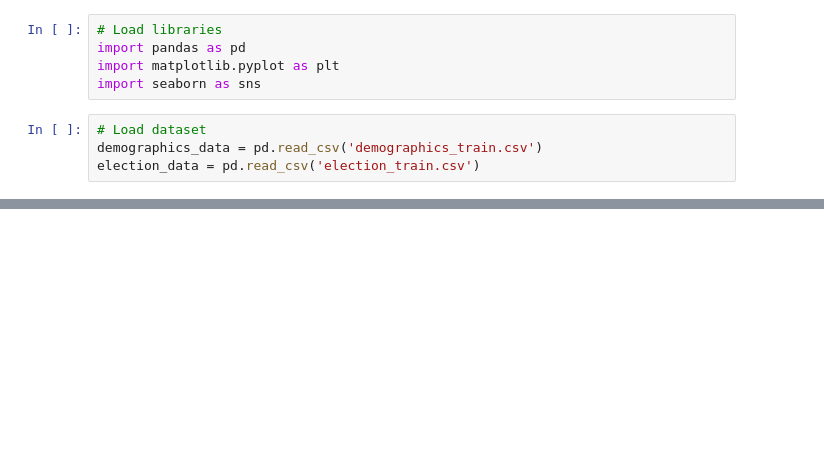
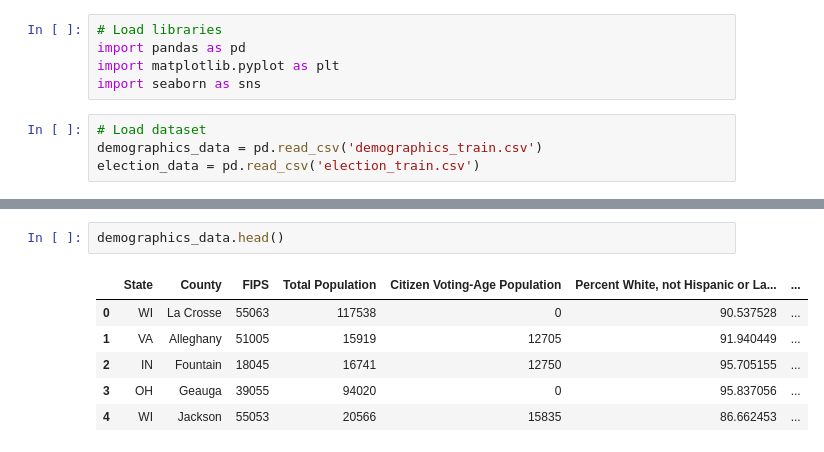
Before and after one commit to furqaanali/CS418-Project01, a Jupyter notebook: Project 01.ipynb, the cells around one changed output, grey strips where cells are left out. Saved outputs shown, nothing was run; the diff lists cells and outputs as text; blank space fills up the shorter version.

```diff
--- a/Project 01.ipynb
+++ b/Project 01.ipynb
@@ -18 +10,10 @@ election_data = pd.read_csv('election_train.csv')
+# %%
+demographics_data.head()
+# %% [output]
+|  | State | County | FIPS | Total Population | Citizen Voting-Age Population | Percent White, not Hispanic or La... | ... |
+| 0 | WI | La Crosse | 55063 | 117538 | 0 | 90.537528 | ... |
+| 1 | VA | Alleghany | 51005 | 15919 | 12705 | 91.940449 | ... |
+| 2 | IN | Fountain | 18045 | 16741 | 12750 | 95.705155 | ... |
+| 3 | OH | Geauga | 39055 | 94020 | 0 | 95.837056 | ... |
+| 4 | WI | Jackson | 55053 | 20566 | 15835 | 86.662453 | ... |
 # %%
```
Also changed, not shown: parts of 13 cells of this notebook.
